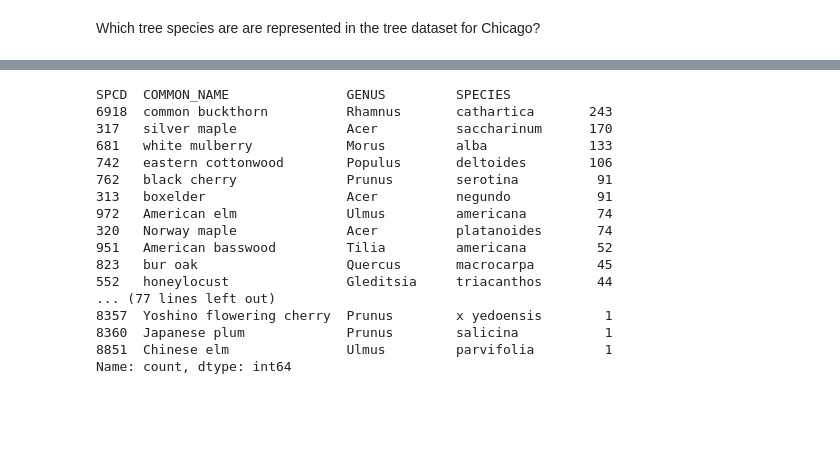
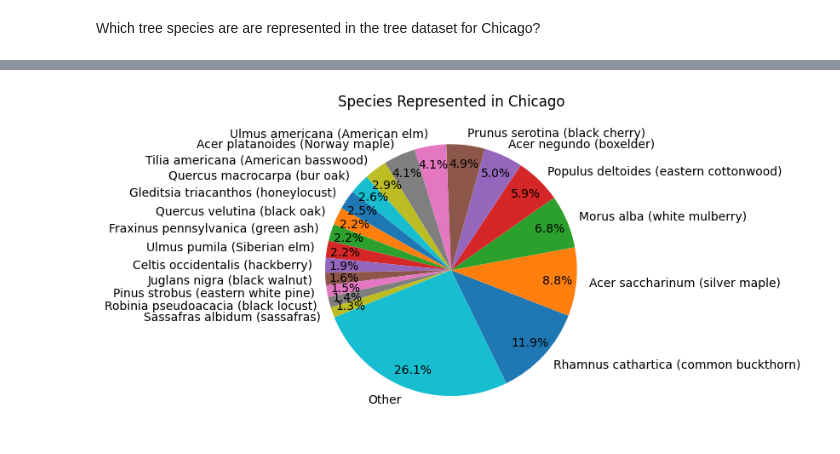
Before and after one commit to fractalate/data-trees, a Jupyter notebook: explore_chicago_il.ipynb, the cells around one changed output, grey strips where cells are left out. Cells and saved outputs as stored; diff of their text form; code cells hidden in the pictures; blank space fills up the shorter version.

Commit message:
Rework of Chicago Data is Complete

```diff
--- a/explore_chicago_il.ipynb
+++ b/explore_chicago_il.ipynb
@@ -203,13 +203,3 @@ Robinia     hispida       bristly locust       native         non-native     Shr
 Name: count, dtype: int64
 # %% [markdown]
 ## Data Filtering
-# %%
-df_id_tree_with_species = pd.merge(
-    df_id_tree,
-    df_ref_species[['SPCD', 'COMMON_NAME', 'GENUS', 'SPECIES', 'VARIETY', 'SUBSPECIES']],
-    on='SPCD',
-    how='left',
-)
-print('Records:', len(df_id_tree_with_species))
-print('Columns:', list(df_id_tree_with_species.columns))
-df_id_tree_with_species[:1]
@@ -328,9 +323,9 @@ df_illinois_nativity = df_ref_plant_dictionary_illinois_nativity.merge(
 )
 df_illinois_nativity = df_illinois_nativity.drop('genus', axis=1)
 df_illinois_nativity = df_illinois_nativity.drop('specificepithet', axis=1)
+df_illinois_nativity = df_illinois_nativity.drop('NATIVITY', axis=1)
 df_illinois_nativity = df_illinois_nativity.rename(columns={
-    'NATIVITY': 'NATIVITY_USDA',
-    'nativity': 'NATIVITY_WCVP',
+    'nativity': 'NATIVITY',
 })
 print('Records:', len(df_illinois_nativity))
 print('Columns:', list(df_illinois_nativity.columns))
@@ -341,10 +336,11 @@ Columns: ['CN', 'SYMBOL_TYPE', 'SYMBOL', 'SCIENTIFIC_NAME', 'NEW_SYMBOL', 'NEW_S
 |  | CN | SYMBOL_TYPE | SYMBOL | SCIENTIFIC_NAME | NEW_SYMBOL | NEW_SCIENTIFIC_NAME | COMMON_NAME | ... |
 | 0 | 503517906126144 | Species | OELI | Oenothera linifolia | NaN | NaN | threadleaf evening primrose | ... |
 # %%
+# TODO - build this next
 df_trees_illinois = df_trees.merge(
-    df_ref_plant_dictionary_illinois_nativity[['GENUS', 'SPECIES', 'VARIETY', 'SUBSPECIES', 'NATIVITY']],
+    df_illinois_nativity[['GENUS', 'SPECIES', 'VARIETY', 'SUBSPECIES', 'NATIVITY']],
     on=['GENUS', 'SPECIES', 'VARIETY', 'SUBSPECIES'],
-    how="left",
+    how='left',
 )
 df_trees_illinois['NATIVITY'] = df_trees_illinois['NATIVITY'].fillna('non-native')
 print('Records:', len(df_trees_illinois))
@@ -653,35 +380,24 @@ pass
-# %%
-# TODO - Does this differ from the lists above in any way?
-df = df_id_tree[
-    (df_id_tree['STATUSCD'] == TREE_STATUS_LIVE)
-    &(
-        (df_id_tree['TREE'] == df_id_tree['STEM'])  # Is a woodland species
-        | (df_id_tree['TREE'] == df_id_tree['MOTHER_TREE'])  # Is a multi-stemmed species
-    )
-]
-df = pd.merge(
-    df[['SPCD']],
-    df_ref_species[['SPCD', 'COMMON_NAME', 'GENUS', 'SPECIES']],
-    left_on='SPCD',
-    right_on='SPCD',
-    how='left',
-)
-df.value_counts()
-# %% [output]
-SPCD  COMMON_NAME               GENUS         SPECIES
-6918  common buckthorn          Rhamnus       cathartica       243
-317   silver maple              Acer          saccharinum      170
-681   white mulberry            Morus         alba             133
-742   eastern cottonwood        Populus       deltoides        106
-762   black cherry              Prunus        serotina          91
-313   boxelder                  Acer          negundo           91
-972   American elm              Ulmus         americana         74
-320   Norway maple              Acer          platanoides       74
-951   American basswood         Tilia         americana         52
-823   bur oak                   Quercus       macrocarpa        45
-552   honeylocust               Gleditsia     triacanthos       44
-... (77 lines left out)
-8357  Yoshino flowering cherry  Prunus        x yedoensis        1
-8360  Japanese plum             Prunus        salicina           1
-8851  Chinese elm               Ulmus         parvifolia         1
-Name: count, dtype: int64
+# %%
+df = df_trees_chicago
+
+df_labeled = df['GENUS'] + ' ' + df['SPECIES'] + ' (' + df['COMMON_NAME'] + ')'
+df_labeled_counts = df_labeled.value_counts()
+
+threshold = 22  # Determined by fiddling.
+df_labeled_filtered = df_labeled_counts[df_labeled_counts >= threshold]
+df_labeled_others = df_labeled_counts[df_labeled_counts < threshold].sum()
+
+df_labeled_final = df_labeled_filtered.copy()
+if df_labeled_others > 0:
+    df_labeled_final['Other'] = df_labeled_others
+
+ax = df_labeled_final.plot.pie(
+    title='Species Represented in Chicago',
+    autopct='%1.1f%%',
+    pctdistance=0.85,
+    startangle=-64,  # Determined by fiddling.
+)
+ax.set_ylabel('')
+pass
+# %% [output]
+[figure, added]
```
Also changed, not shown: parts of 23 cells of this notebook.
